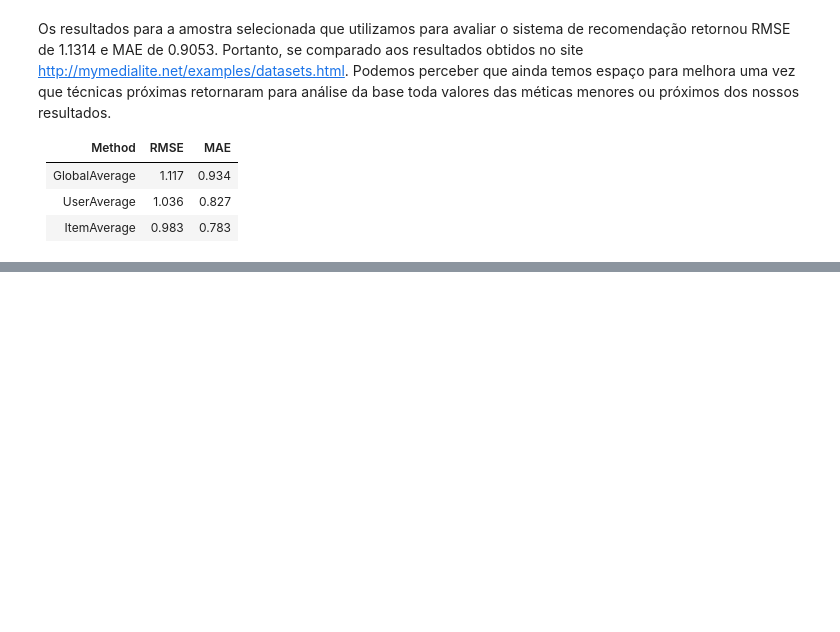
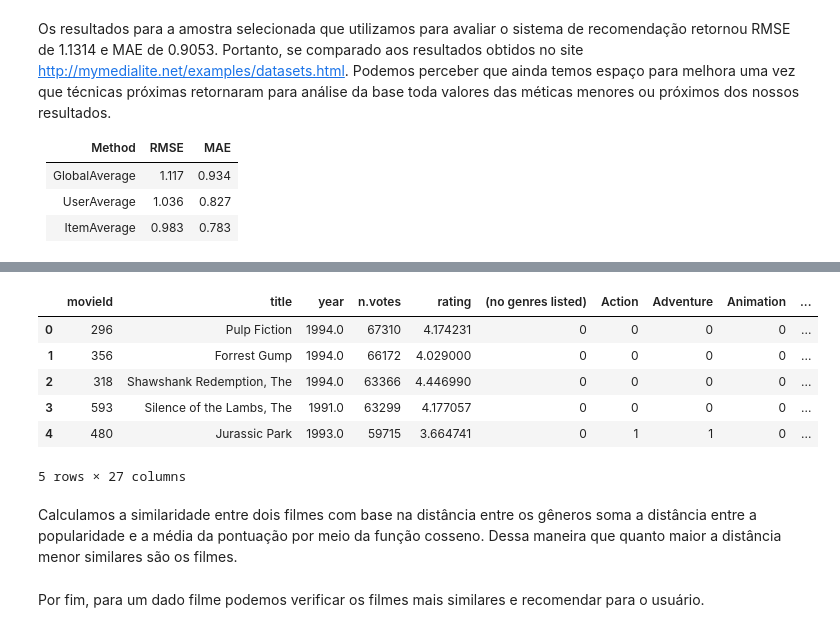
Before and after one commit to SamaraAlves/ProjetoElo7, a Jupyter notebook: Projeto ELO7.ipynb, the cells around one changed output, grey strips where cells are left out. Drawn from its saved outputs; the diff is of its cells as text; code cells hidden in the pictures; blank space fills up the shorter version.

```diff
--- a/Projeto ELO7.ipynb
+++ b/Projeto ELO7.ipynb
@@ -846,0 +857,3 @@ Os resultados para a amostra selecionada que utilizamos para avaliar o sistema d
+# %%
+tabel_agg_geners = tabel_agg_geners.copy()
+display(tabel_agg_geners.head())
@@ -846,0 +868,16 @@ Os resultados para a amostra selecionada que utilizamos para avaliar o sistema d
+# %%
+movieNumRatings = pd.DataFrame(tabel_agg_geners['n.votes'])
+movieNormalizedNumRatings = movieNumRatings.apply(lambda x: (x - np.min(x)) / (np.max(x) - np.min(x)))
+tabel_agg_geners['normalized_ratings'] = movieNormalizedNumRatings
+tabel_agg_geners = tabel_agg_geners.sort_values(by=['n.votes'], ascending=False)
+tabel_agg_geners_top = pd.DataFrame(tabel_agg_geners)
+tabel_agg_geners_top = tabel_agg_geners_top.reset_index(drop=True)
+tabel_agg_geners_top.head()
+# %% [output]
+|  | movieId | title | year | n.votes | rating | (no genres listed) | Action | Adventure | Animation | ... |
+| 0 | 296 | Pulp Fiction | 1994.0 | 67310 | 4.174231 | 0 | 0 | 0 | 0 | ... |
+| 1 | 356 | Forrest Gump | 1994.0 | 66172 | 4.029000 | 0 | 0 | 0 | 0 | ... |
+| 2 | 318 | Shawshank Redemption, The | 1994.0 | 63366 | 4.446990 | 0 | 0 | 0 | 0 | ... |
+| 3 | 593 | Silence of the Lambs, The | 1991.0 | 63299 | 4.177057 | 0 | 0 | 0 | 0 | ... |
+| 4 | 480 | Jurassic Park | 1993.0 | 59715 | 3.664741 | 0 | 1 | 1 | 0 | ... |
+5 rows × 27 columns
@@ -846,0 +898,2 @@ Os resultados para a amostra selecionada que utilizamos para avaliar o sistema d
+# %% [markdown]
+Calculamos a similaridade entre dois filmes com base na distância entre os gêneros soma a distância entre a popularidade e a média da pontuação por meio da função cosseno. Dessa maneira que quanto maior a distância menor similares são os filmes.
@@ -846,0 +915,2 @@ Os resultados para a amostra selecionada que utilizamos para avaliar o sistema d
+# %% [markdown]
+Por fim, para um dado filme podemos verificar os filmes mais similares e recomendar para o usuário.
```
Also changed, not shown: parts of 16 cells of this notebook.
